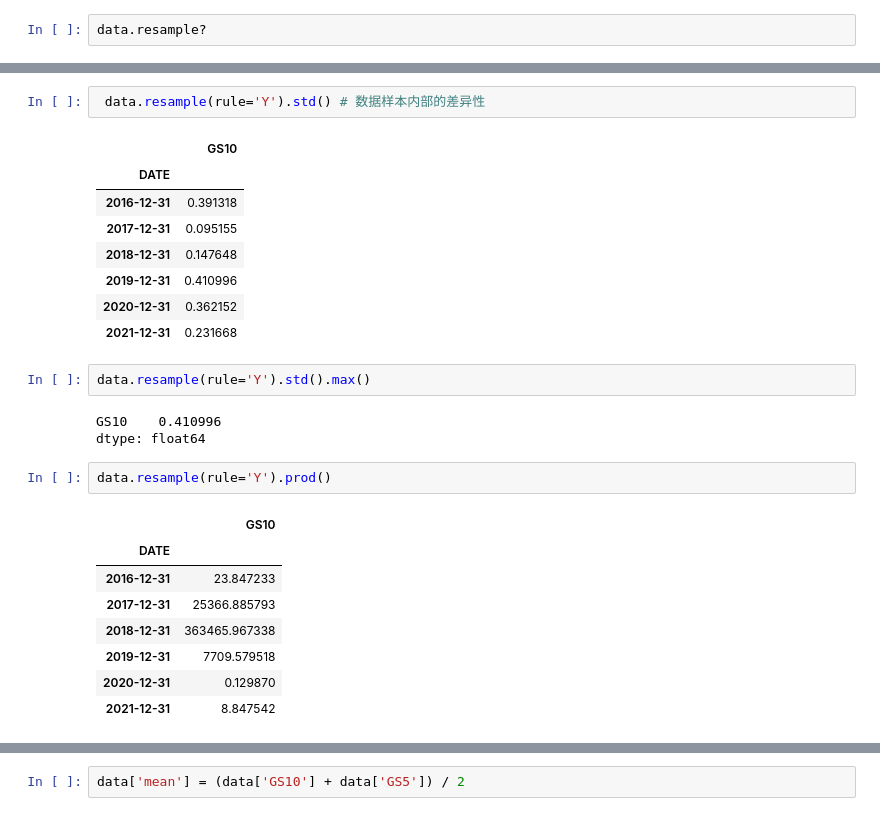
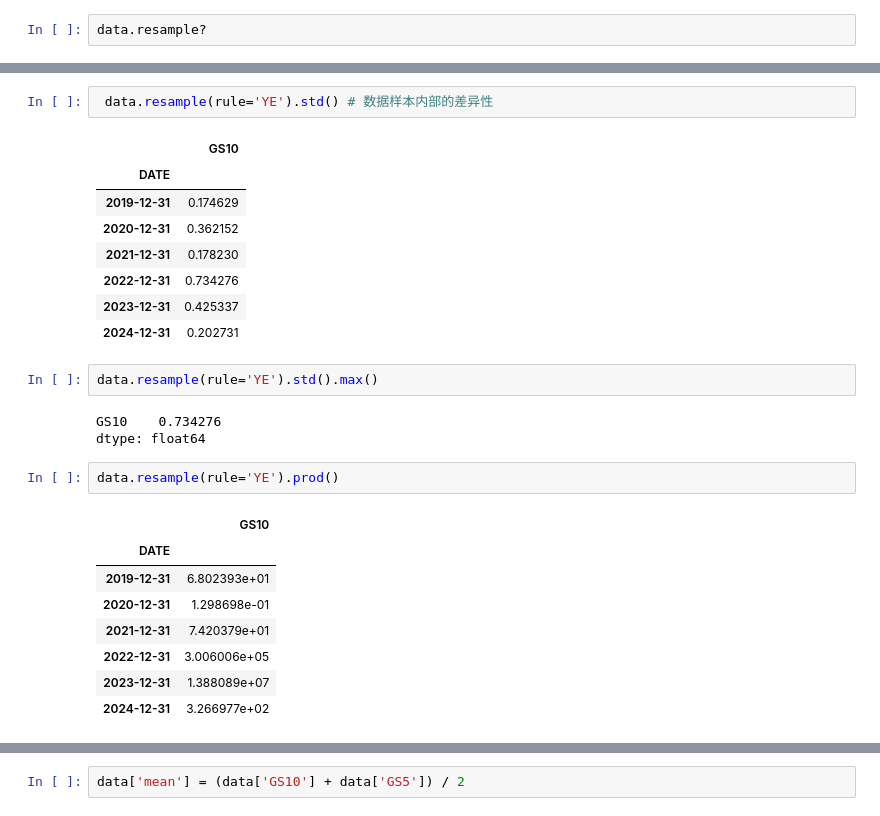
Before and after one commit to saymealoud/system-learn, a Jupyter notebook: Pandas-base/3.3-时间序列和Resample函数.ipynb, the cells around one changed output, grey strips where cells are left out. Drawn from its saved outputs; the diff is of its cells as text.

```diff
--- a/Pandas-base/3.3-时间序列和Resample函数.ipynb
+++ b/Pandas-base/3.3-时间序列和Resample函数.ipynb
@@ -94,30 +94,30 @@ sum1 / count
 # %%
- data.resample(rule='Y').std() # 数据样本内部的差异性
+ data.resample(rule='YE').std() # 数据样本内部的差异性
 # %% [output]
 |  | GS10 |
 | DATE |  |
-| 2016-12-31 | 0.391318 |
-| 2017-12-31 | 0.095155 |
-| 2018-12-31 | 0.147648 |
-| 2019-12-31 | 0.410996 |
+| 2019-12-31 | 0.174629 |
 | 2020-12-31 | 0.362152 |
-| 2021-12-31 | 0.231668 |
+| 2021-12-31 | 0.178230 |
+| 2022-12-31 | 0.734276 |
+| 2023-12-31 | 0.425337 |
+| 2024-12-31 | 0.202731 |
 # %%
-data.resample(rule='Y').std().max()
+data.resample(rule='YE').std().max()
 # %% [output]
-GS10    0.410996
+GS10    0.734276
 dtype: float64
 # %%
-data.resample(rule='Y').prod()
+data.resample(rule='YE').prod()
 # %% [output]
 |  | GS10 |
 | DATE |  |
-| 2016-12-31 | 23.847233 |
-| 2017-12-31 | 25366.885793 |
-| 2018-12-31 | 363465.967338 |
-| 2019-12-31 | 7709.579518 |
-| 2020-12-31 | 0.129870 |
-| 2021-12-31 | 8.847542 |
+| 2019-12-31 | 6.802393e+01 |
+| 2020-12-31 | 1.298698e-01 |
+| 2021-12-31 | 7.420379e+01 |
+| 2022-12-31 | 3.006006e+05 |
+| 2023-12-31 | 1.388089e+07 |
+| 2024-12-31 | 3.266977e+02 |
 # %%
 # 加载新数据
 data2 = pdr.get_data_fred('GS5')
```
Also changed, not shown: parts of 9 cells of this notebook, 6 other files.
